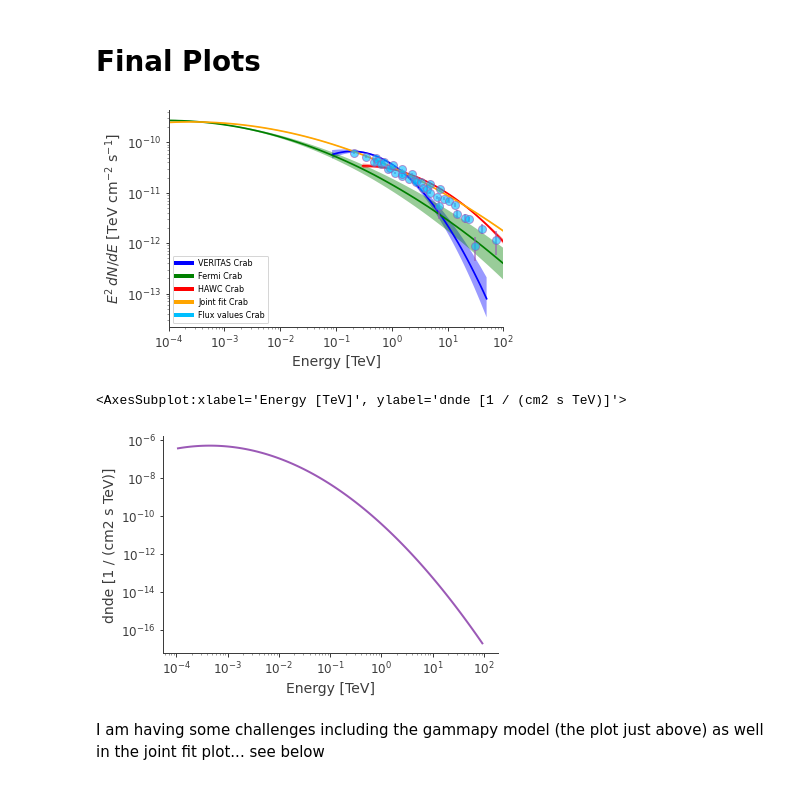
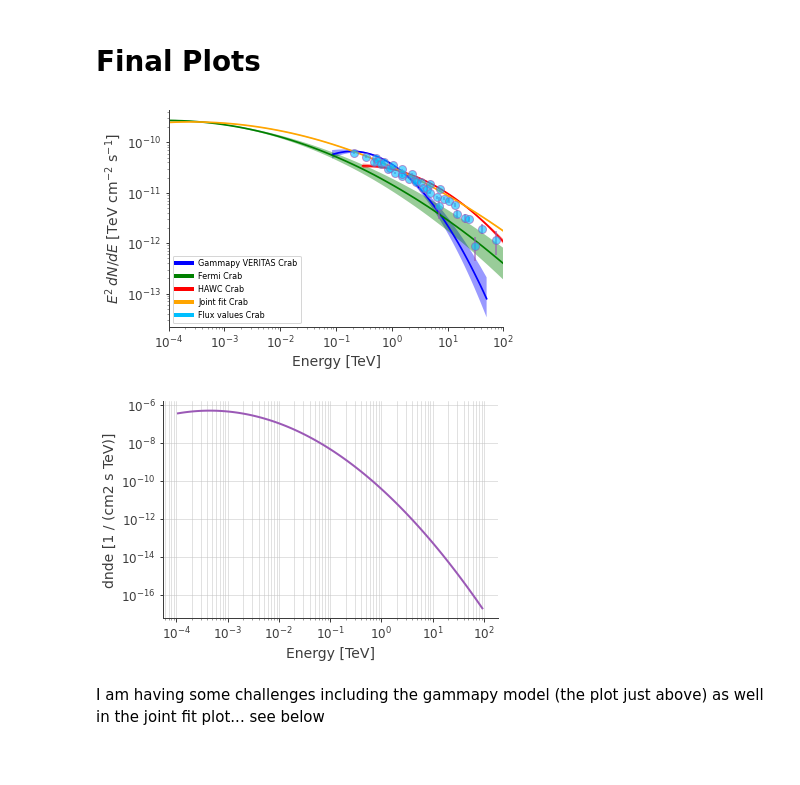
Before and after one commit to threeML/gammapy-plugin, a Jupyter notebook: gammapy_plugin/JointFitting_All_Final.ipynb, the cells around one changed output. Cells and saved outputs as stored; diff of their text form; code cells hidden in the pictures.

```diff
--- a/gammapy_plugin/JointFitting_All_Final.ipynb
+++ b/gammapy_plugin/JointFitting_All_Final.ipynb
@@ -1769,6 +1769,9 @@ plt.grid(which="both")
 # Final Plots
 # %%
 fig, ax = plt.subplots()
+
+
+
 
 from matplotlib.lines import Line2D
 custom_lines = [Line2D([0], [0], color='blue', lw=4),
@@ -1822,36 +1825,38 @@ plot_spectra(
     subplot=ax,
     fit_colors = 'red',
     contour_colors="red"
 )
 
 
 #fig, ax = plt.subplots()
 
 plot_spectra(
     results,
     ene_min=1e-4,
     ene_max=100,
     num_ene=50,
     energy_unit="TeV",
     flux_unit="TeV/(s cm2)",
     subplot=ax,
     fit_colors = 'orange',
     contour_colors="orange"
 )
 
 
-ax.legend(custom_lines, ['VERITAS Crab', 'Fermi Crab', 'HAWC Crab', 'Joint fit Crab', 'Flux values Crab'])
+ax.legend(custom_lines, ['Gammapy VERITAS Crab', 'Fermi Crab', 'HAWC Crab', 'Joint fit Crab', 'Flux values Crab'])
 
 
 
 plt.errorbar(Crab_energy_TeV, Crab_Flux_TeV, yerr =Crab_Fluxerr_TeV, marker='o', mfc='deepskyblue', ms=8, ls='none', alpha=0.6)
 
 #model.plot(energy_bounds)
 
 plt.savefig("JointFitLogParabola.pdf")
 # %% [output]
-[figure, old version]
+[figure, new version]
 # %%
+fig, ax = plt.subplots()
+
 energy_bounds = [1e-4, 100] * u.TeV
 model = LogParabolaSpectralModel(
     alpha= 2.467,
@@ -1860,9 +1865,9 @@ model = LogParabolaSpectralModel(
     beta=0.16,
 )
 model.plot(energy_bounds)
+plt.grid(which="both")
 # %% [output]
-<AxesSubplot:xlabel='Energy [TeV]', ylabel='dnde [1 / (cm2 s TeV)]'>
-[figure, old version]
+[figure, new version]
 # %% [markdown]
 I am having some challenges including the gammapy model (the plot just above) as well in the joint fit plot...  see below
 # %%
```
